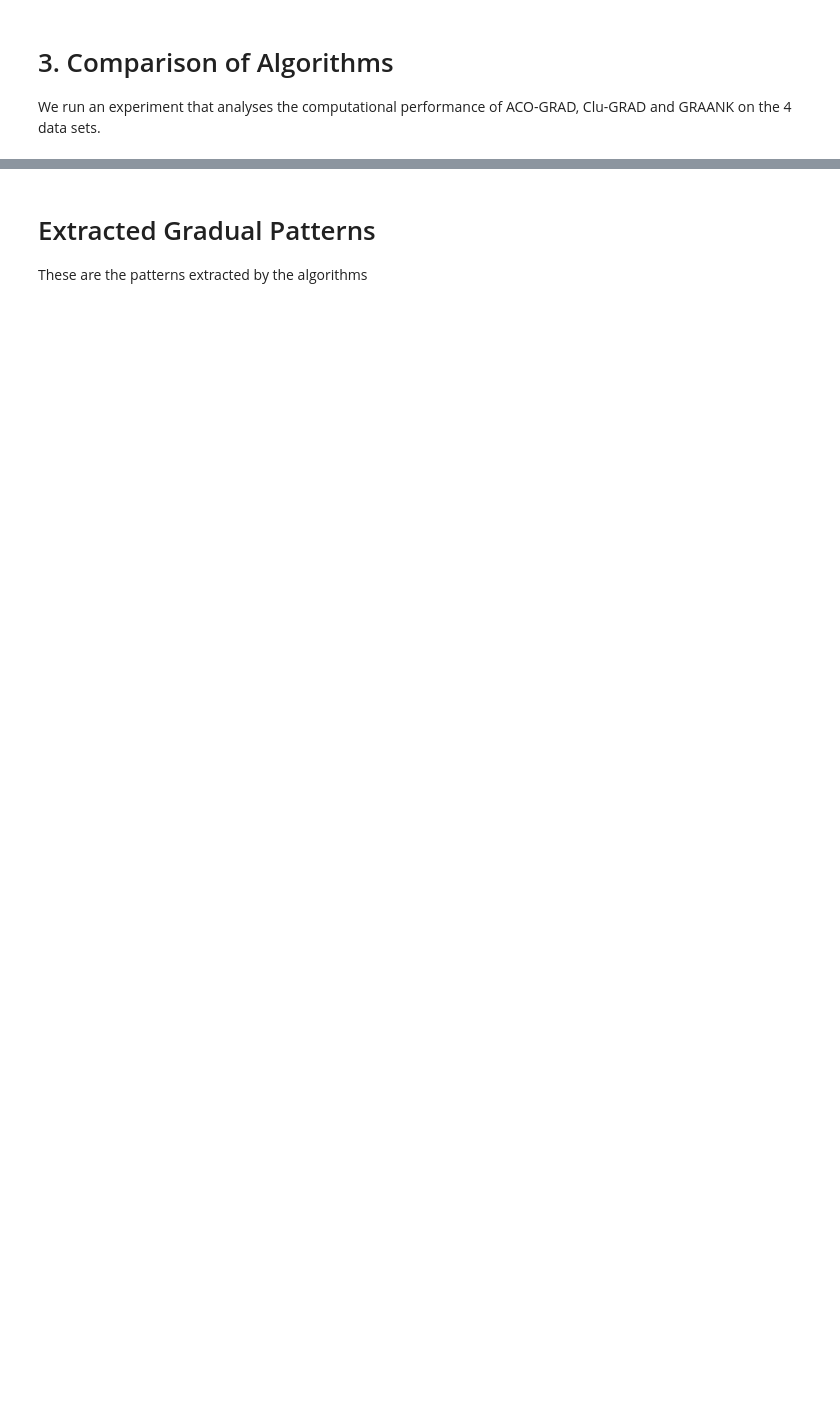
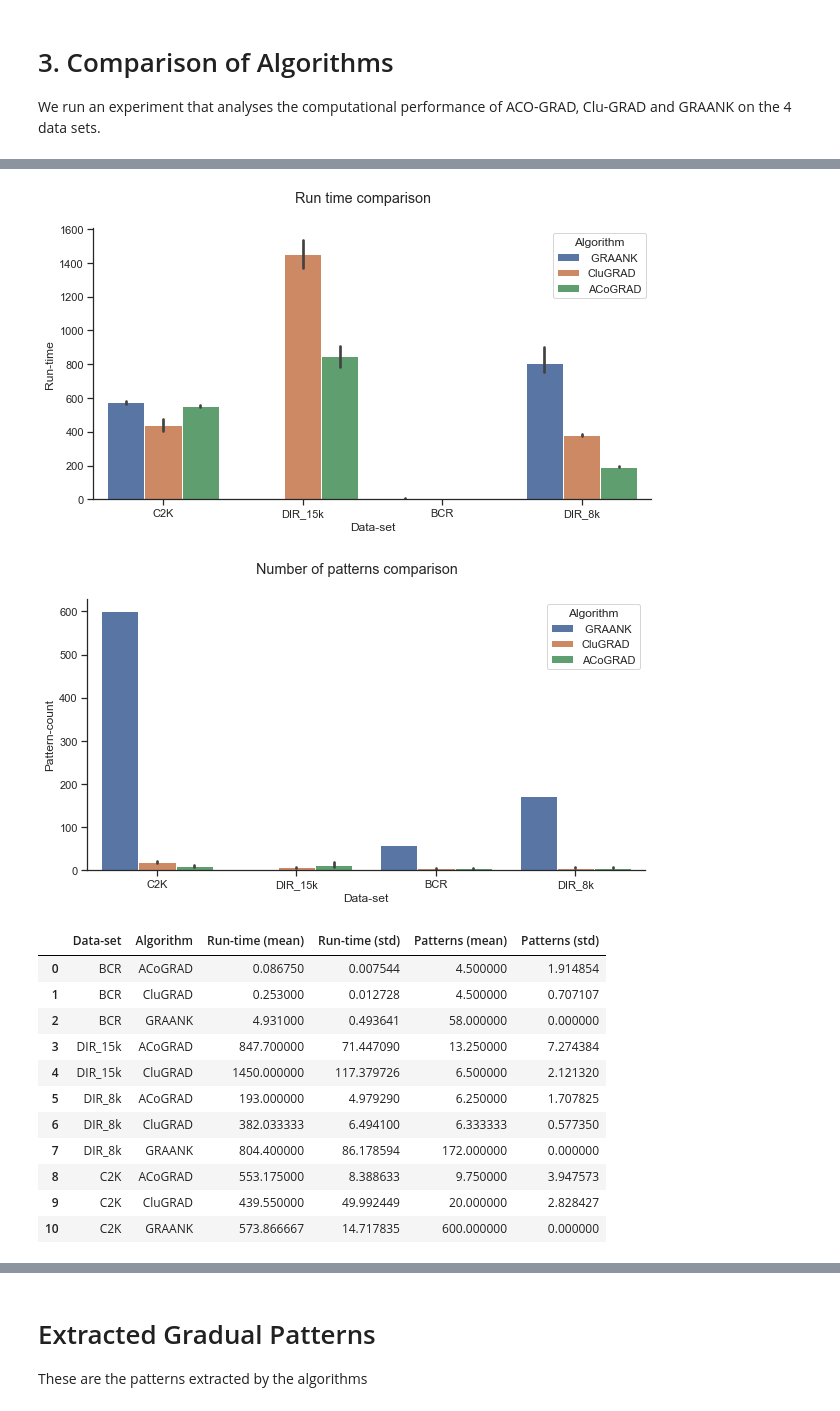
Before and after one commit to owuordickson/meso-hpc-lr, a Jupyter notebook: results/clugp/analysis.ipynb, the cells around one changed output, grey strips where cells are left out. Cells and saved outputs as stored; diff of their text form; code cells hidden in the pictures; blank space fills up the shorter version.

```diff
--- a/results/clugp/analysis.ipynb
+++ b/results/clugp/analysis.ipynb
@@ -266,12 +287,37 @@ df_data_2
 
 We run an experiment that analyses the computational performance of ACO-GRAD, Clu-GRAD and GRAANK on the 4 data sets.
 # %%
-data_sets = ['BCR', 'DIR', 'DIR_8k', 'C2K', 'AQY']
+data_sets = ['BCR', 'DIR_15k', 'DIR_8k', 'C2K'] #, 'AQY', 'HPC']
 algorithms = ['ACoGRAD', 'CluGRAD', 'GRAANK']
 
 
 # Only include these columns
-df_res = df_comp[["Data-set", "Algorithm", "Run-time", "Cluster-time", "Memory", "Pattern-count", "Misclustered-patterns", "Support-error"]]
+df_res = df_comp[["Data-set", "Algorithm", "Size", "Features", "Memory", "Run-time", "Cluster-time", "Pattern-count", "Misclustered-patterns", "Support-error"]]
+# df_res1 = df_comp[["Data-set", "Algorithm", "Run-time", "Cluster-time", "Pattern-count", "Misclustered-patterns", "Support-error"]]
+# df_res2 = df_comp[["Data-set", "Algorithm", "Memory"]]
 
+data = []
 for ds in data_sets:
     df1 = df_res.loc[df_res['Data-set'] == ds]
+
+    for alg in algorithms:
+        df2 = df1.loc[df1['Algorithm'].str.contains(alg)]
+
+        memory_arr = []
+        for index,row in df2.iterrows():
+            conv_str = str(row['Memory']).replace(' [', '').replace('] ', '').split(',')
+            #conv_str = conv_str.split(',')
+            memory_arr.append(np.array(conv_str, dtype=float))
+        # memory_arr = np.array(conv_str, dtype=float)
+        if len(memory_arr) == 0:
+            # print(str(alg) + ': ' + str(ds))
+            continue
+        else:
+            size = int(df2['Size'].median())
+            features = int(df2['Features'].median())
+            data.append([ds, alg, memory_arr[0], size, features, df2['Run-time'].mean(), df2['Run-time'].std(), df2['Cluster-time'].mean(), df2['Cluster-time'].std(), df2['Pattern-count'].mean(), df2['Pattern-count'].std(), df2['Misclustered-patterns'].mean(), df2['Misclustered-patterns'].std(), df2['Support-error'].mean(), df2['Support-error'].std()])
+
+df_data = pd.DataFrame(data=data, columns=['Data-set', 'Algorithm', 'Memory', 'Size', 'Features', 'Run-time (mean)', 'Run-time (std)', 'Cluster-time (mean)', 'Cluster-time (std)', 'Patterns (mean)', 'Patterns (std)', 'Misclustered-patterns (mean)', 'Misclustered-patterns (std)', 'Support-error (mean)', 'Support-error (std)'])
+df_a = df_data[['Data-set', 'Algorithm', 'Run-time (mean)', 'Run-time (std)', 'Patterns (mean)', 'Patterns (std)']]
+df_b = df_data[['Data-set', 'Algorithm', 'Memory']]
+df_c = df_data[['Data-set', 'Algorithm', "Size", "Features", 'Cluster-time (mean)', 'Cluster-time (std)', 'Misclustered-patterns (mean)', 'Misclustered-patterns (std)', 'Support-error (mean)', 'Support-error (std)']]
@@ -278 +330,32 @@ for ds in data_sets:
+# %%
+
+df_plot = df_res.drop(df_res[df_res['Data-set'] == 'HPC'].index).drop(df_res[df_res['Data-set'] == 'AQY'].index)
+
+custom_params = {"axes.spines.right": False, "axes.spines.top": False}
+sns.set_theme(style="ticks", rc=custom_params)
+fig = plt.figure(figsize=(10,5))
+fig.suptitle('Run time comparison')
+ax = sns.barplot(x="Data-set", y="Run-time", hue="Algorithm", data=df_plot)
+
+fig = plt.figure(figsize=(10,5))
+fig.suptitle('Number of patterns comparison')
+ax = sns.barplot(x="Data-set", y="Pattern-count", hue="Algorithm", data=df_plot)
+
+plt.show()
+df_a
+# %% [output]
+[figure, added]
+[figure, added]
+|  | Data-set | Algorithm | Run-time (mean) | Run-time (std) | Patterns (mean) | Patterns (std) |
+| 0 | BCR | ACoGRAD | 0.086750 | 0.007544 | 4.500000 | 1.914854 |
+| 1 | BCR | CluGRAD | 0.253000 | 0.012728 | 4.500000 | 0.707107 |
+| 2 | BCR | GRAANK | 4.931000 | 0.493641 | 58.000000 | 0.000000 |
+| 3 | DIR_15k | ACoGRAD | 847.700000 | 71.447090 | 13.250000 | 7.274384 |
+| 4 | DIR_15k | CluGRAD | 1450.000000 | 117.379726 | 6.500000 | 2.121320 |
+| 5 | DIR_8k | ACoGRAD | 193.000000 | 4.979290 | 6.250000 | 1.707825 |
+| 6 | DIR_8k | CluGRAD | 382.033333 | 6.494100 | 6.333333 | 0.577350 |
+| 7 | DIR_8k | GRAANK | 804.400000 | 86.178594 | 172.000000 | 0.000000 |
+| 8 | C2K | ACoGRAD | 553.175000 | 8.388633 | 9.750000 | 3.947573 |
+| 9 | C2K | CluGRAD | 439.550000 | 49.992449 | 20.000000 | 2.828427 |
+| 10 | C2K | GRAANK | 573.866667 | 14.717835 | 600.000000 | 0.000000 |
 # %%
```
Also changed, not shown: parts of 7 cells of this notebook, 4 other files.
